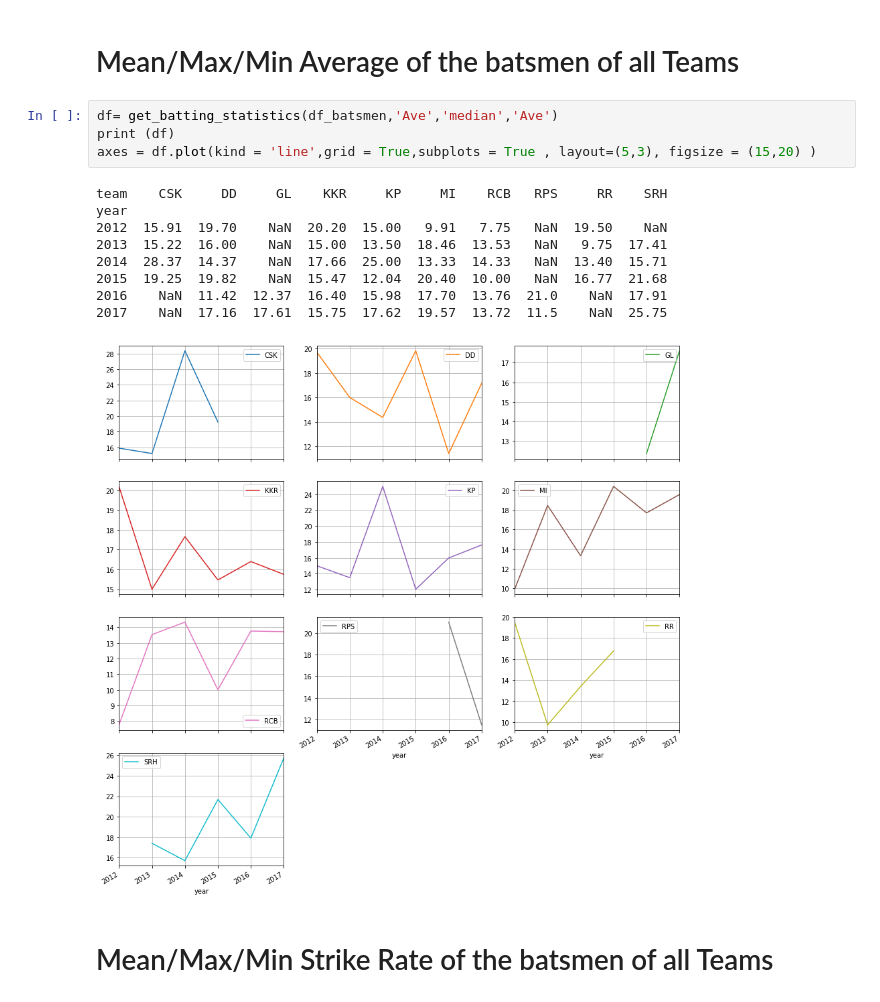
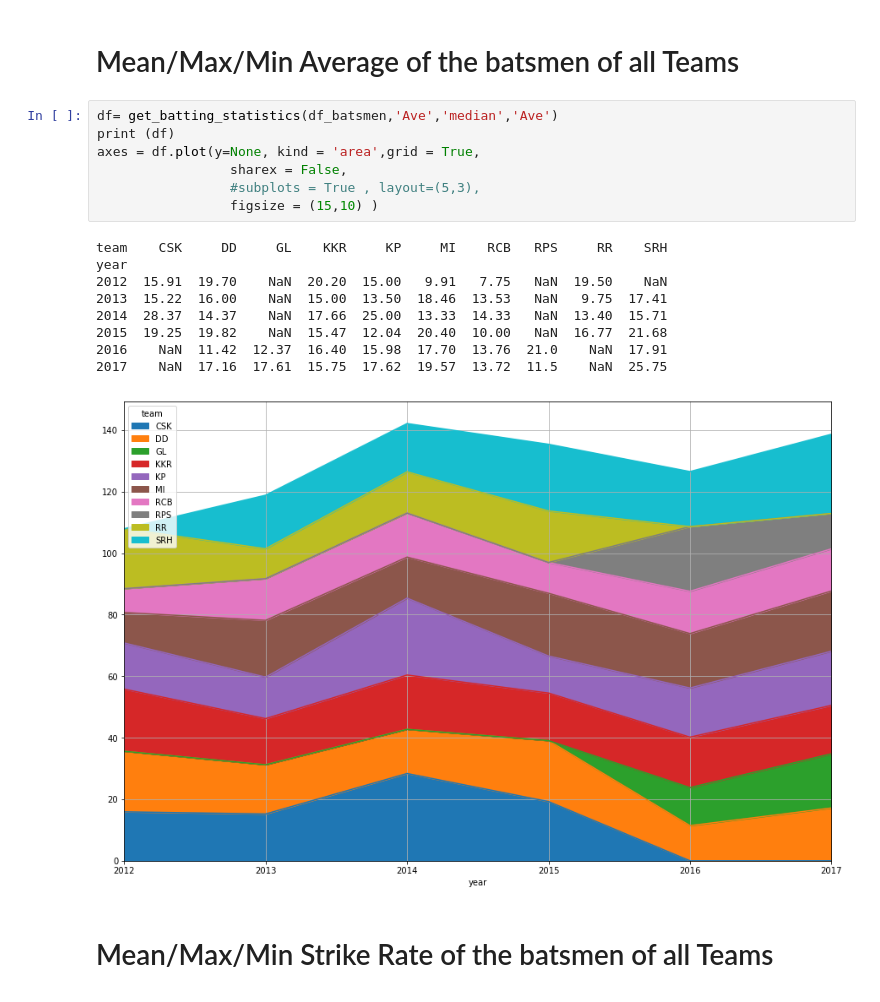
Before and after one commit to dhararkajit/arkajit_repo, a Jupyter notebook: IPL_Runs_Dataset.ipynb, the cells around one changed output. Saved outputs shown, nothing was run; the diff lists cells and outputs as text.

```diff
--- a/IPL_Runs_Dataset.ipynb
+++ b/IPL_Runs_Dataset.ipynb
@@ -125,17 +143,20 @@ year
 # %%
 df= get_batting_statistics(df_batsmen,'Ave','median','Ave')
 print (df)
-axes = df.plot(kind = 'line',grid = True,subplots = True , layout=(5,3), figsize = (15,20) )
+axes = df.plot(y=None, kind = 'area',grid = True,
+                 sharex = False,
+                 #subplots = True , layout=(5,3),
+                 figsize = (15,10) )
 # %% [output]
 team    CSK     DD     GL    KKR     KP     MI    RCB   RPS     RR    SRH
 year
 2012  15.91  19.70    NaN  20.20  15.00   9.91   7.75   NaN  19.50    NaN
 2013  15.22  16.00    NaN  15.00  13.50  18.46  13.53   NaN   9.75  17.41
 2014  28.37  14.37    NaN  17.66  25.00  13.33  14.33   NaN  13.40  15.71
 2015  19.25  19.82    NaN  15.47  12.04  20.40  10.00   NaN  16.77  21.68
 2016    NaN  11.42  12.37  16.40  15.98  17.70  13.76  21.0    NaN  17.91
 2017    NaN  17.16  17.61  15.75  17.62  19.57  13.72  11.5    NaN  25.75
-[figure, old version]
+[figure, new version]
 # %% [markdown]
 # Mean/Max/Min Strike Rate of the batsmen of all Teams
 # %%
```
Also changed, not shown: parts of 14 cells of this notebook, 3 other files.
